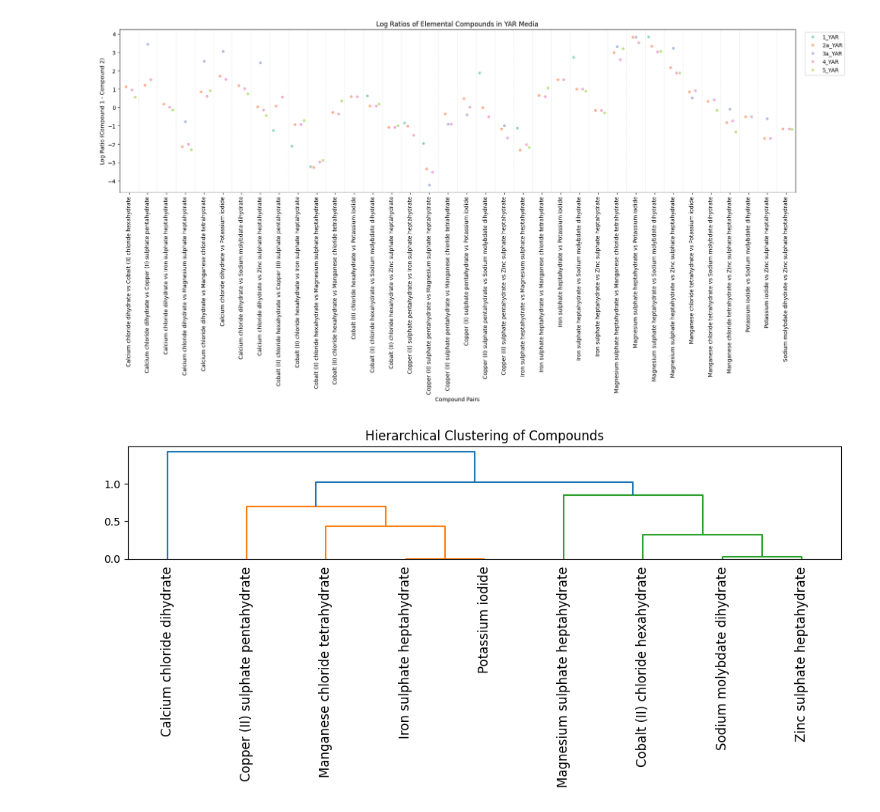
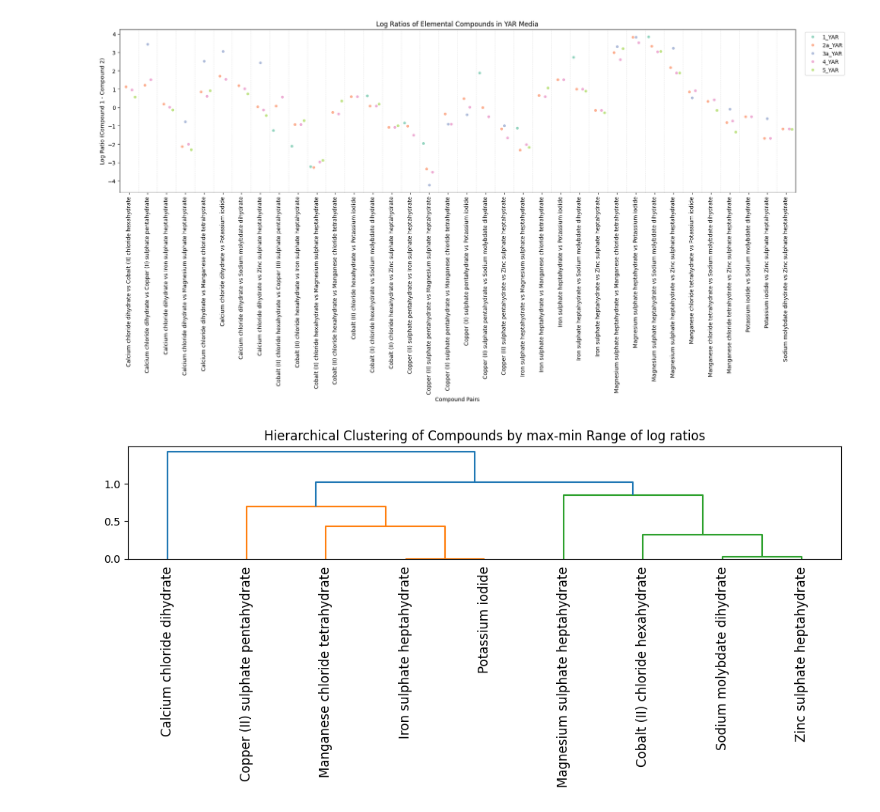
Before and after one commit to subarumuroi/ML_for_rational_design, a Jupyter notebook: MediaDataAnalysisMolarElement.ipynb, the cells around one changed output. Drawn from its saved outputs; the diff is of its cells as text; code cells hidden in the pictures.

```diff
--- a/MediaDataAnalysisMolarElement.ipynb
+++ b/MediaDataAnalysisMolarElement.ipynb
@@ -133,26 +143,26 @@ range_df_e = pd.DataFrame({
 # %%
 from scipy.spatial.distance import squareform
 from scipy.cluster.hierarchy import linkage, dendrogram
 import matplotlib.pyplot as plt
 
 # Create a square distance matrix
 compounds = pd.unique(range_df_e[['Compound_1', 'Compound_2']].values.ravel())
 distance_matrix = pd.DataFrame(0, index=compounds, columns=compounds, dtype=float)
 
 # Fill in distances
 for _, row in range_df_e.iterrows():
     c1, c2, dist = row['Compound_1'], row['Compound_2'], row['range']
     distance_matrix.loc[c1, c2] = dist
     distance_matrix.loc[c2, c1] = dist  # Make it symmetric
 
 condensed_dist = squareform(distance_matrix.values)
 
 Z = linkage(condensed_dist, method='average')
 
 plt.figure(figsize=(10, 5))
 dendrogram(Z, labels=distance_matrix.index.tolist(), leaf_rotation=90)
-plt.title("Hierarchical Clustering of Compounds")
+plt.title("Hierarchical Clustering of Compounds by max-min Range of log ratios")
 plt.tight_layout()
 plt.show()
 # %% [output]
-[figure, old version]
+[figure, new version]
```
Also changed, not shown: parts of 4 cells of this notebook, 5 other files.
